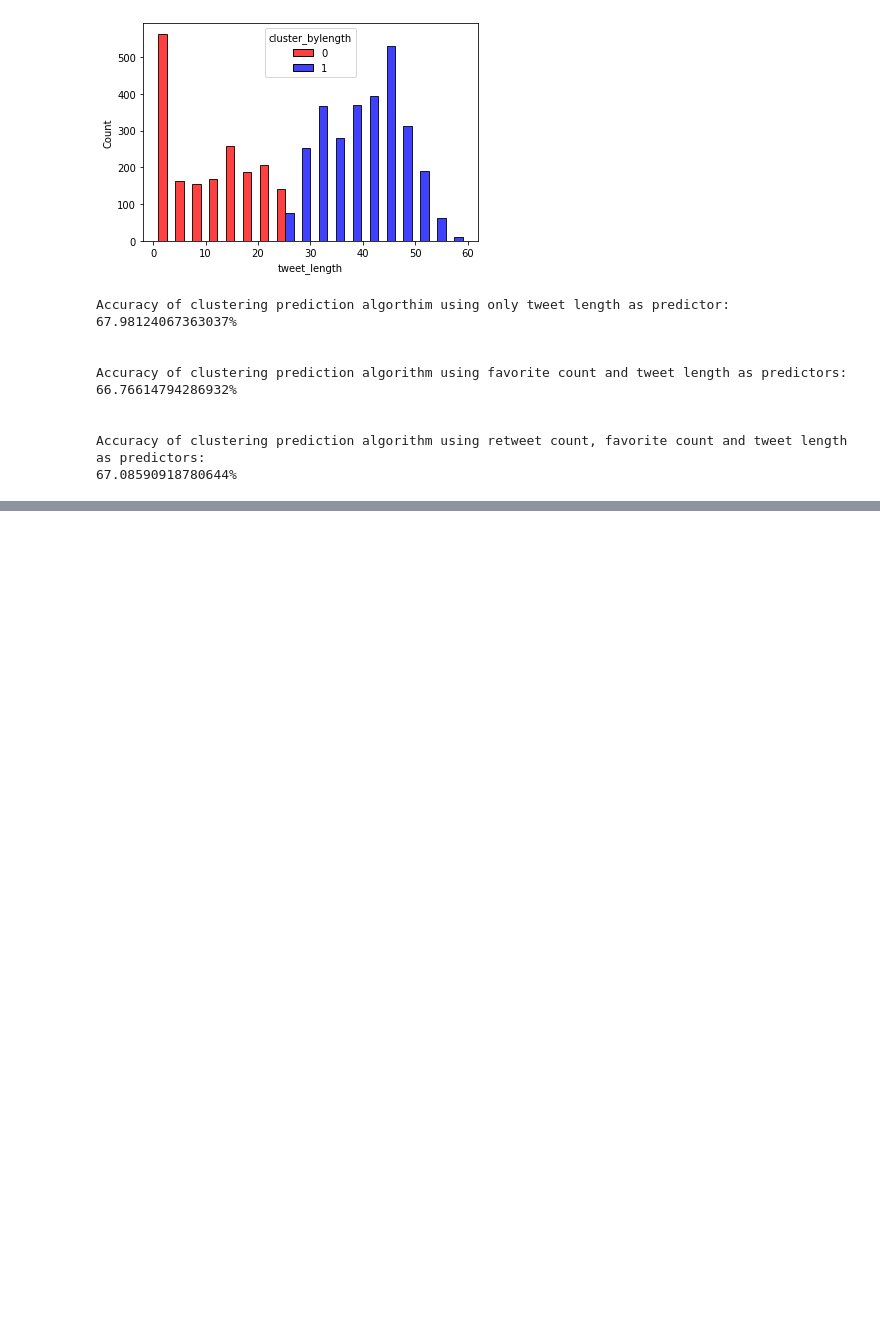
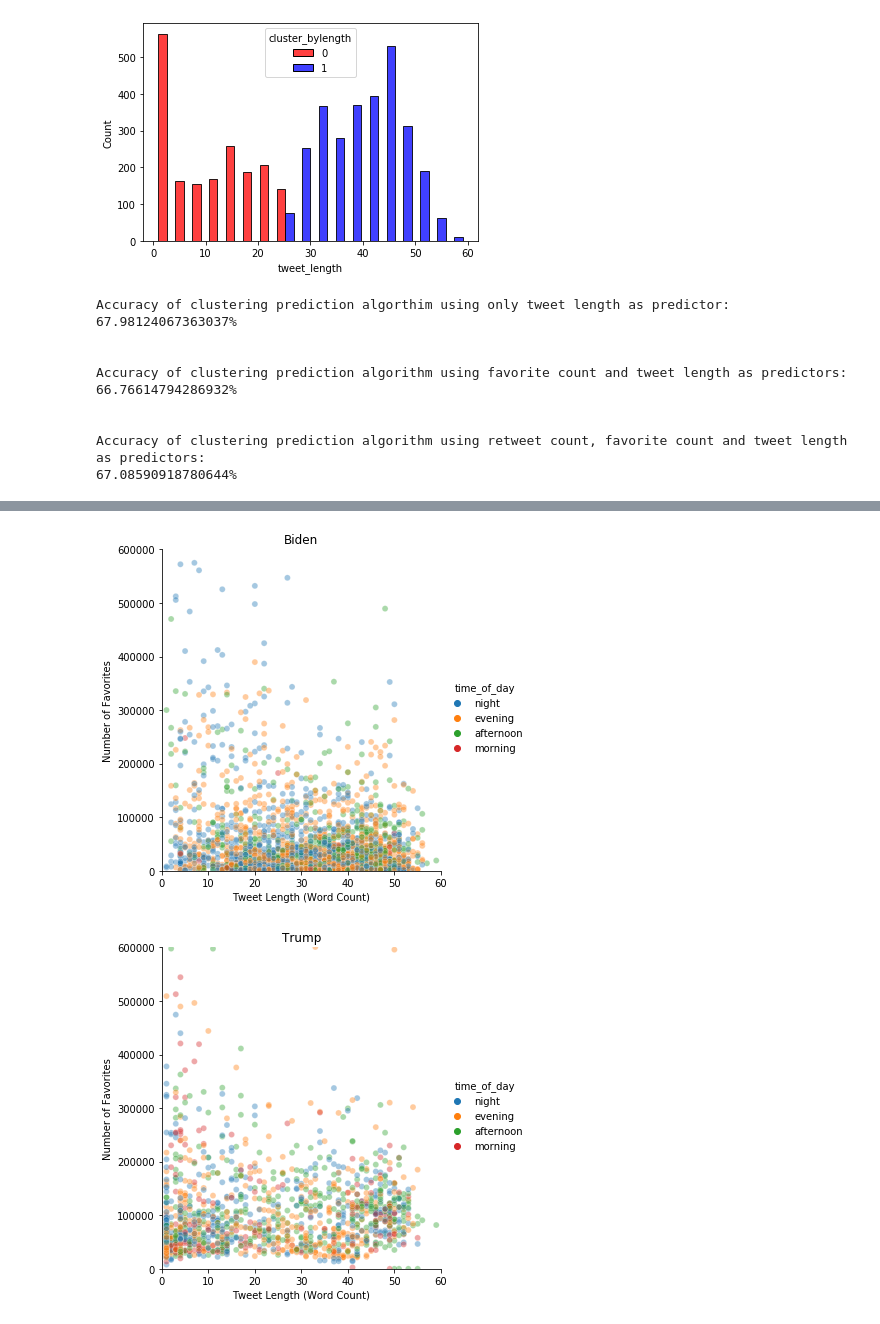
Before and after one commit to sunil-2000/Twitter-Data-Science-Project, a Jupyter notebook: phase4 FINAL (TAs Grade This)-Copy1.ipynb, the cells around one changed output, grey strips where cells are left out. Drawn from its saved outputs; the diff is of its cells as text; code cells hidden in the pictures; blank space fills up the shorter version.

```diff
--- a/phase4 FINAL (TAs Grade This)-Copy1.ipynb
+++ b/phase4 FINAL (TAs Grade This)-Copy1.ipynb
@@ -980,0 +1025,20 @@ KMeans clustering prediction model solidifies our previous inferences. It was ve
+# %%
+# does not seem to be a relationship between tweet length and number of favorites recieved
+# trump has many tweets that are a single hyperlink to another tweet, which is why he has many tweets of length = 1
+sns.relplot(x = "tweet_length", y = "favourite", hue = "time_of_day", alpha = 0.4, data = biden)
+plt.xlabel("Tweet Length (Word Count)")
+plt.ylabel("Number of Favorites")
+plt.title("Biden")
+plt.xlim(left = 0, right = 60)
+plt.ylim(bottom = 0, top = 600000)
+
+sns.relplot(x = "tweet_length", y = "favourite", hue = "time_of_day", alpha = 0.4, data = trump)
+plt.xlabel("Tweet Length (Word Count)")
+plt.ylabel("Number of Favorites")
+plt.title("Trump")
+plt.xlim(left = 0, right = 60)
+plt.ylim(bottom = 0, top = 600000)
+plt.show()
+# %% [output]
+[figure, added]
+[figure, added]
```
Also changed, not shown: parts of 5 cells of this notebook, 1 other file.
